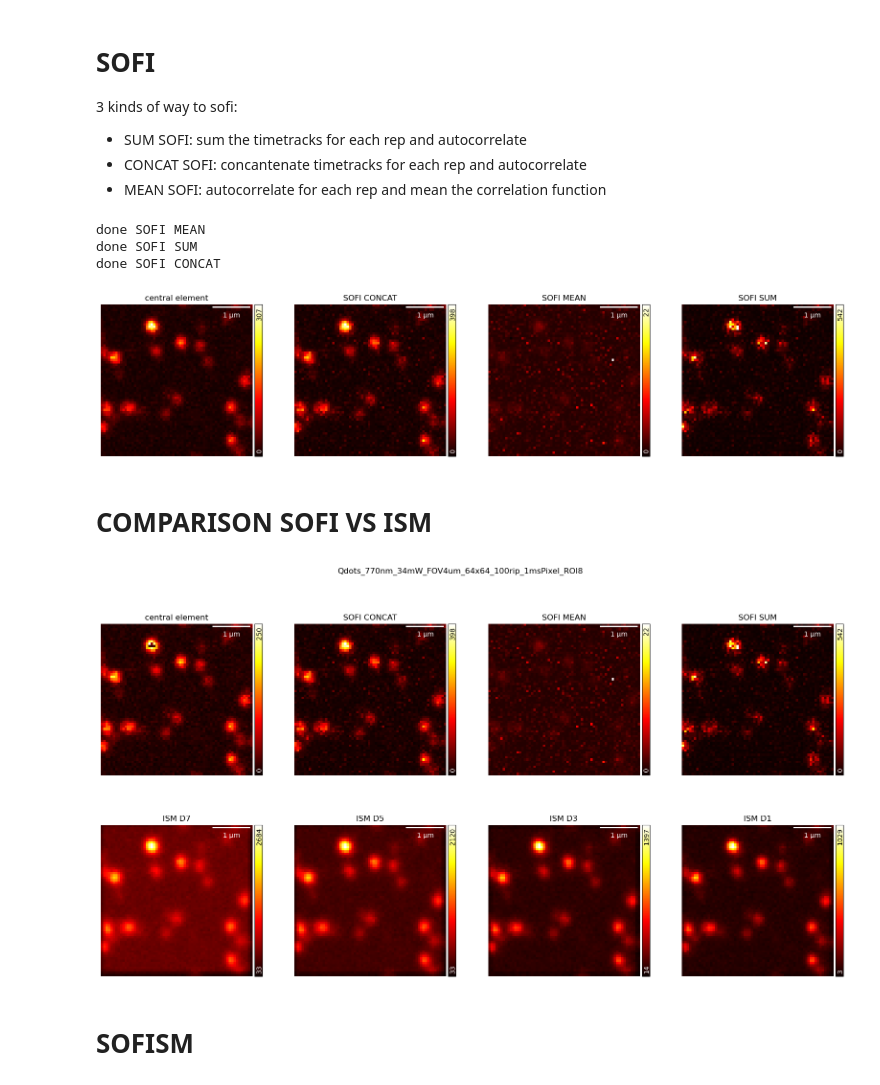
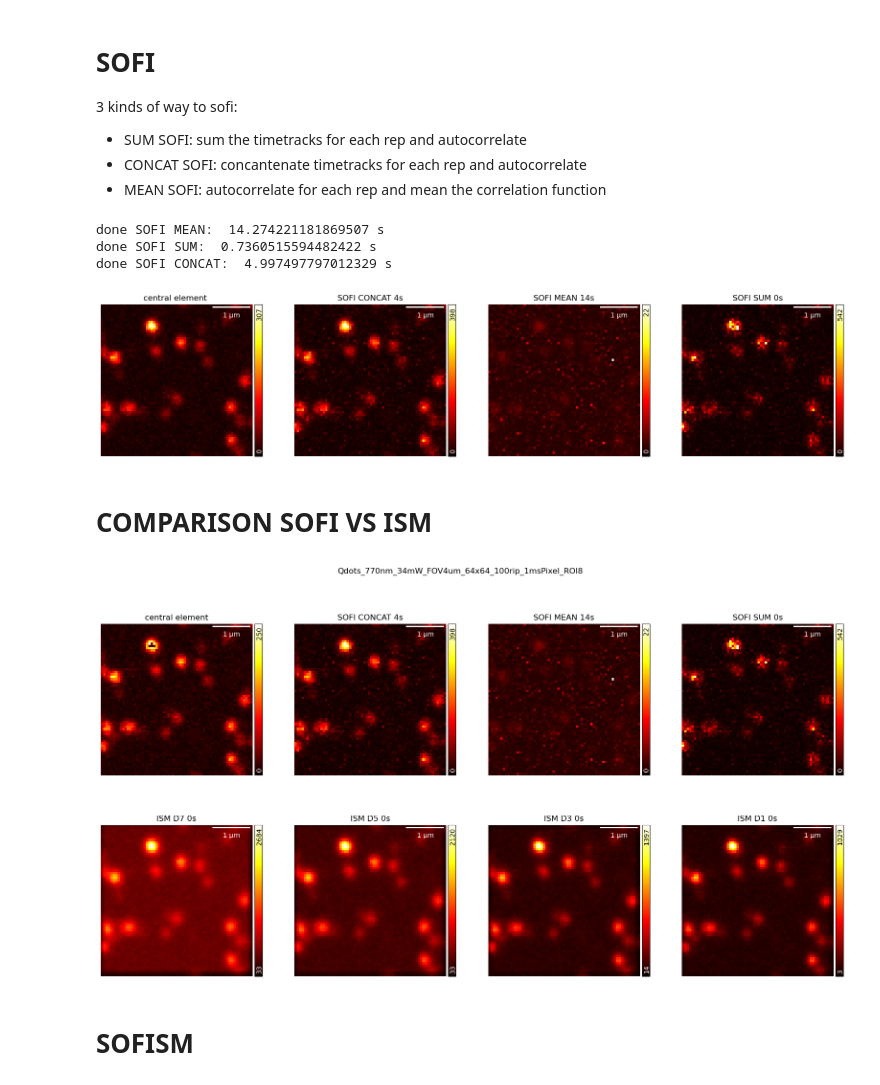
Before and after one commit to CarminatiGiovanni/tesi, a Jupyter notebook: SOFI_ISM_SOFISM GIO FAST.ipynb, the cells around one changed output. Drawn from its saved outputs; the diff is of its cells as text; code cells hidden in the pictures.

```diff
--- a/SOFI_ISM_SOFISM GIO FAST.ipynb
+++ b/SOFI_ISM_SOFISM GIO FAST.ipynb
@@ -493,7 +507,7 @@ No data for colormapping provided via 'c'. Parameters 'cmap' will be ignored
 - CONCAT SOFI: concantenate timetracks for each rep and autocorrelate
 - MEAN SOFI: autocorrelate for each rep and mean the correlation function
 # %%
-# SOFI
+# RUN SOFI
 ###################################################################################################
 #                         FUNCTION DEFINITIONS
 ##################################################################################################
@@ -526,6 +540,7 @@ rep_ic, y_ic, x_ic, t_ic = 0, 1, 2, 3 # indexes of central reshaped data
 #                         SOFI MEAN
 ##################################################################################################
 
+start = time()
 SOFI_MEAN=np.zeros((central.shape[y_ic],central.shape[x_ic],central.shape[t_ic]), dtype=np.float64)
 for i in range(central.shape[y_ic]):
     for j in range(central.shape[x_ic]):
@@ -538,7 +553,9 @@ for i in range(central.shape[y_ic]):
         if count!=0:
             SOFI_MEAN[i,j,:] = SOFI_MEAN[i,j,:]/count
 
-print('done SOFI MEAN')
+end = time()
+TIME_SOFI_MEAN = end - start
+print('done SOFI MEAN: ', TIME_SOFI_MEAN,'s')
 # SOFI_MEAN_SBR = SBR(SOFI_MEAN[:,:,0], xsi,xsf,xbi,xbf,ysi,ysf,ybi,ybf)
 # print('done SOFI MEAN - SBR: ', np.round(SOFI_MEAN_SBR,2))
 
@@ -546,51 +563,61 @@ print('done SOFI MEAN')
 #                         SOFI SUM
 ##################################################################################################
 
+start = time()
 central_repsum = central.sum(axis=rep_ic)  # Sum over repetitions
 SOFI_SUM=np.zeros((central.shape[y_ic],central.shape[x_ic],central.shape[t_ic]), dtype=np.float64)
 for i in range(central.shape[y_ic]):
     for j in range(central.shape[x_ic]):
         SOFI_SUM[i,j,:] = autocorrelazione(central_repsum[i,j,:],central_repsum[i,j,:].mean())
-print('done SOFI SUM')
+
+end = time()
+TIME_SOFI_SUM = end - start
+print('done SOFI SUM: ', TIME_SOFI_SUM,'s')
 # SOFI_SUM_SBR = SBR(SOFI_SUM[:,:,0], xsi,xsf,xbi,xbf,ysi,ysf,ybi,ybf)
 # print('done SOFI SUM - SBR: ', np.round(SOFI_SUM_SBR,2))
 
 ###################################################################################################
 #                         SOFI CONCAT
 ##################################################################################################
 
+start = time()
 central_concat = np.transpose(central,(1,2,0,3)).reshape(central.shape[y_ic], central.shape[x_ic], -1)  # (y,x,t*rep)
 
 SOFI_CONCAT=np.zeros((central.shape[y_ic],central.shape[x_ic],central.shape[t_ic]*central.shape[rep_ic]), dtype=np.float64)
 for i in range(central.shape[y_ic]):
     for j in range(central.shape[x_ic]):
         # concateno su tutte le rep
         # plt.plot(central_concat)
         signal_mean = central_concat[i,j,:].mean()
         SOFI_CONCAT[i,j,:] = autocorrelazione(central_concat[i,j,:], signal_mean)
-print('done SOFI CONCAT')
+
+end = time()
+TIME_SOFI_CONCAT = end - start
+print('done SOFI CONCAT: ', TIME_SOFI_CONCAT,'s')
 # SOFI_CONCAT_SBR = SBR(SOFI_CONCAT[:,:,0], xsi,xsf,xbi,xbf,ysi,ysf,ybi,ybf)
 # print('done SOFI CONCAT - SBR: ', np.round(SOFI_CONCAT_SBR,2))
 
 ###################################################################################################
 #                         SOFI SHOW
 ##################################################################################################
 
 fig, ax = plt.subplots(1, 4, figsize=(20,5))
 gra.ShowImg(np.sum(central,axis=(rep_ic,t_ic)), pxsize_x = pxsizex, fig = fig, ax = ax[0]) #[422:512,45:135]
-ax[0].set_title('central element')
+ax[0].set_title('central element ')
 gra.ShowImg(SOFI_CONCAT[:,:,0], pxsize_x = pxsizex, fig = fig, ax = ax[1]) #[320:356,206:242]
-ax[1].set_title('SOFI CONCAT')
+ax[1].set_title('SOFI CONCAT ' + str(int(TIME_SOFI_CONCAT)) + 's')
 gra.ShowImg(SOFI_MEAN[:,:,0], pxsize_x = pxsizex, fig = fig, ax = ax[2]) #[320:356,206:242]
-ax[2].set_title('SOFI MEAN')
+ax[2].set_title('SOFI MEAN ' + str(int(TIME_SOFI_MEAN)) + 's')
 gra.ShowImg(SOFI_SUM[:,:,0], pxsize_x = pxsizex, fig = fig, ax = ax[3]) #[320:356,206:242]
-ax[3].set_title('SOFI SUM')
+ax[3].set_title('SOFI SUM ' + str(int(TIME_SOFI_SUM)) + 's')
 plt.show()
+
+del central,central_concat, central_repsum
 # %% [output]
-done SOFI MEAN
-done SOFI SUM
-done SOFI CONCAT
+done SOFI MEAN:  14.274221181869507 s
+done SOFI SUM:  0.7360515594482422 s
+done SOFI CONCAT:  4.997497797012329 s
-[figure, old version]
+[figure, new version]
 # %%
 # CORRELATION FUNCTION ANALYSIS
 #########################################################################
@@ -626,29 +654,29 @@ fig, ax = plt.subplots(2, 4, figsize=(5*4,10))
 gra.ShowImg(CENTRAL_SPAD, pxsize_x = pxsizex, fig = fig, ax = ax[0,0])
 ax[0,0].set_title('central element')
 gra.ShowImg(SOFI_CONCAT[:,:,0], pxsize_x = pxsizex, fig = fig, ax = ax[0,1])
-ax[0,1].set_title('SOFI CONCAT')
+ax[0,1].set_title('SOFI CONCAT ' + str(int(TIME_SOFI_CONCAT)) + 's')
 gra.ShowImg(SOFI_MEAN[:,:,0], pxsize_x = pxsizex, fig = fig, ax = ax[0,2])
-ax[0,2].set_title('SOFI MEAN')
+ax[0,2].set_title('SOFI MEAN ' + str(int(TIME_SOFI_MEAN)) + 's')
 gra.ShowImg(SOFI_SUM[:,:,0], pxsize_x = pxsizex, fig = fig, ax = ax[0,3])
-ax[0,3].set_title('SOFI SUM')
+ax[0,3].set_title('SOFI SUM ' + str(int(TIME_SOFI_SUM)) + 's')
 
 gra.ShowImg(ISM_D7, pxsize_x = pxsizex, fig = fig, ax = ax[1,0])
-ax[1,0].set_title('ISM D7')
+ax[1,0].set_title('ISM D7 ' + str(int(TIME_ISM_D7)) + 's')
 
 gra.ShowImg(ISM_D5, pxsize_x = pxsizex, fig = fig, ax = ax[1,1])
-ax[1,1].set_title('ISM D5')
+ax[1,1].set_title('ISM D5 ' + str(int(TIME_ISM_D5)) + 's')
 
 gra.ShowImg(ISM_D3, pxsize_x = pxsizex, fig = fig, ax = ax[1,2])
-ax[1,2].set_title('ISM D3')
+ax[1,2].set_title('ISM D3 ' + str(int(TIME_ISM_D3)) + 's')
 
 gra.ShowImg(ISM_D1, pxsize_x = pxsizex, fig = fig, ax = ax[1,3])
-ax[1,3].set_title('ISM D1')
+ax[1,3].set_title('ISM D1 ' + str(int(TIME_ISM_D1)) + 's')
 
 fig.suptitle(file)
 save_comparison = path.join(dir,'images','output','COMPARISON',file + '_comparison.png')
 fig.savefig(save_comparison)
 plt.show()
 # %% [output]
-[figure, old version]
+[figure, new version]
 # %% [markdown]
 # SOFISM
```
Also changed, not shown: parts of 18 cells of this notebook, 2 other files.
